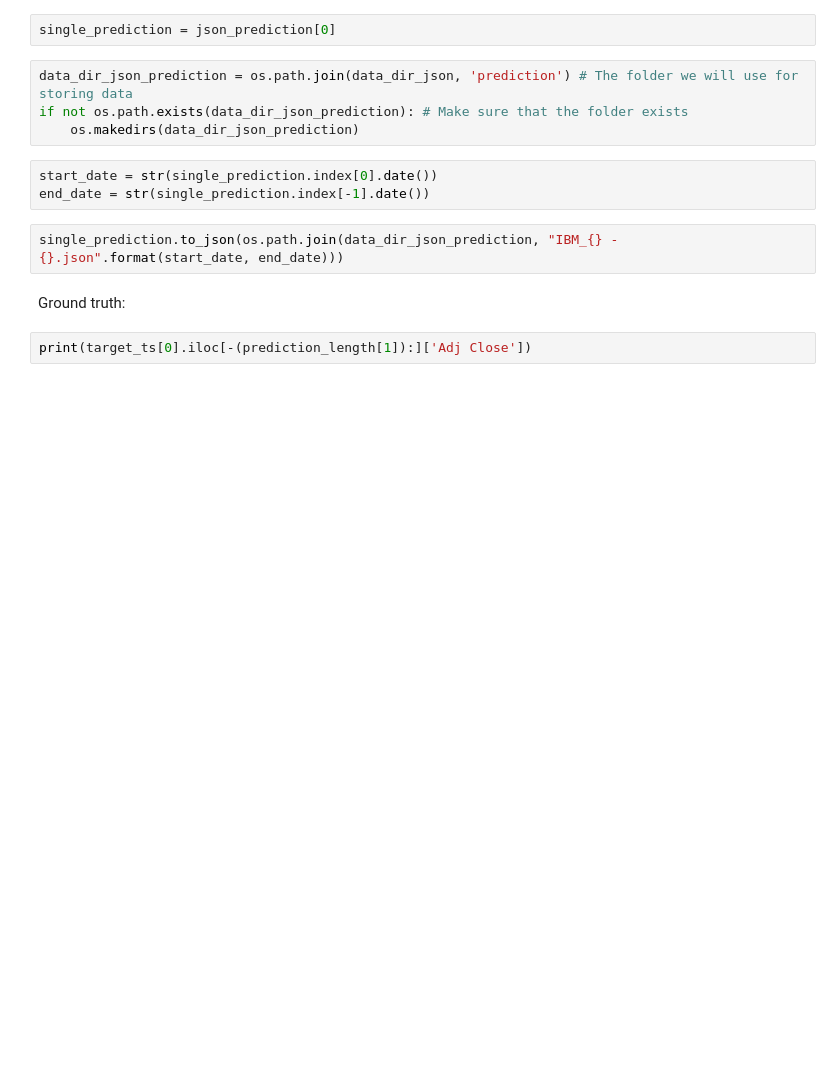
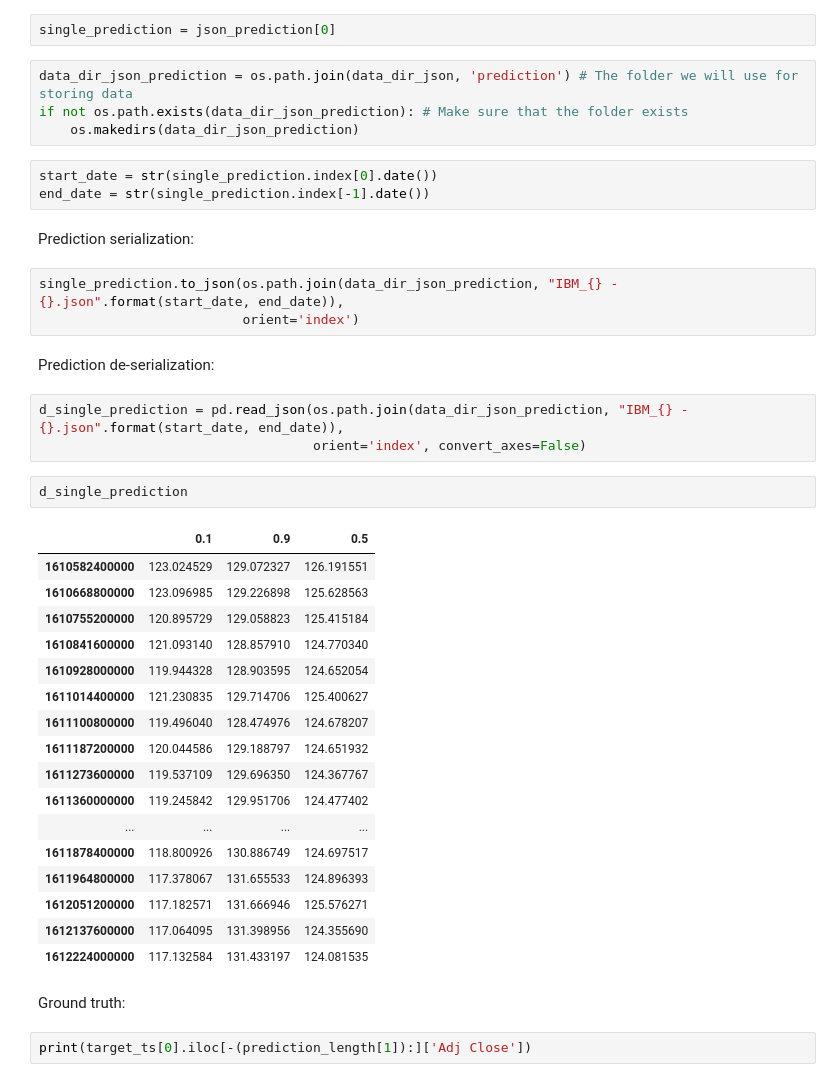
Before and after one commit to alfreedolf/ml-spp, a Jupyter notebook: 3.DeepAR-StockPricesPredictions.ipynb, the cells around one changed output. Cells and saved outputs as stored; diff of their text form; blank space fills up the shorter version.

```diff
--- a/3.DeepAR-StockPricesPredictions.ipynb
+++ b/3.DeepAR-StockPricesPredictions.ipynb
@@ -415,8 +415,36 @@ if not os.path.exists(data_dir_json_prediction): # Make sure that the folder exi
 # %%
 start_date = str(single_prediction.index[0].date())
 end_date = str(single_prediction.index[-1].date())
+# %% [markdown]
+Prediction serialization:
 # %%
-single_prediction.to_json(os.path.join(data_dir_json_prediction, "IBM_{} - {}.json".format(start_date, end_date)))
+single_prediction.to_json(os.path.join(data_dir_json_prediction, "IBM_{} - {}.json".format(start_date, end_date)),
+                          orient='index')
+# %% [markdown]
+Prediction de-serialization:
+# %%
+d_single_prediction = pd.read_json(os.path.join(data_dir_json_prediction, "IBM_{} - {}.json".format(start_date, end_date)),
+                                   orient='index', convert_axes=False)
+# %%
+d_single_prediction
+# %% [output]
+|  | 0.1 | 0.9 | 0.5 |
+| 1610582400000 | 123.024529 | 129.072327 | 126.191551 |
+| 1610668800000 | 123.096985 | 129.226898 | 125.628563 |
+| 1610755200000 | 120.895729 | 129.058823 | 125.415184 |
+| 1610841600000 | 121.093140 | 128.857910 | 124.770340 |
+| 1610928000000 | 119.944328 | 128.903595 | 124.652054 |
+| 1611014400000 | 121.230835 | 129.714706 | 125.400627 |
+| 1611100800000 | 119.496040 | 128.474976 | 124.678207 |
+| 1611187200000 | 120.044586 | 129.188797 | 124.651932 |
+| 1611273600000 | 119.537109 | 129.696350 | 124.367767 |
+| 1611360000000 | 119.245842 | 129.951706 | 124.477402 |
+| ... | ... | ... | ... |
+| 1611878400000 | 118.800926 | 130.886749 | 124.697517 |
+| 1611964800000 | 117.378067 | 131.655533 | 124.896393 |
+| 1612051200000 | 117.182571 | 131.666946 | 125.576271 |
+| 1612137600000 | 117.064095 | 131.398956 | 124.355690 |
+| 1612224000000 | 117.132584 | 131.433197 | 124.081535 |
 # %% [markdown]
 Ground truth:
 # %%
```
Also changed, not shown: parts of 3 cells of this notebook, 4 other files.
